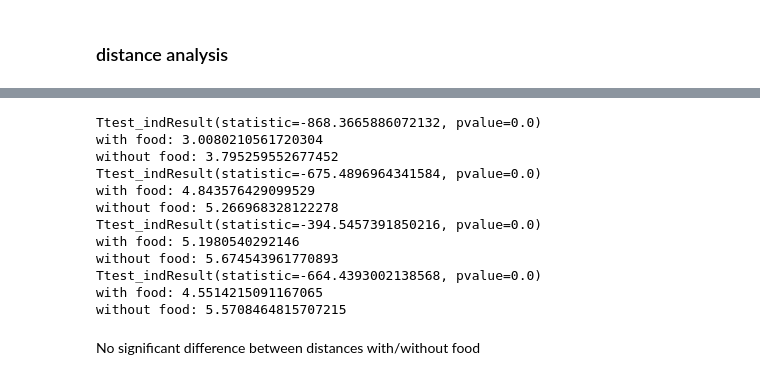
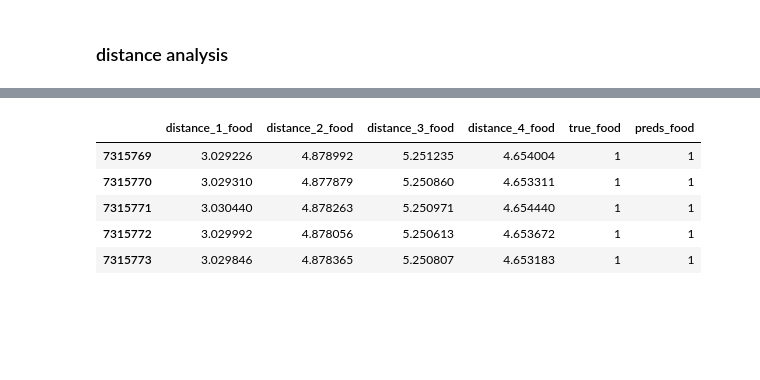
Before and after one commit to DrRadan/TwitterHealth, a Jupyter notebook: notebooks/Random_Forest_Embedding_Distance.ipynb, the cells around one changed output, grey strips where cells are left out. Saved outputs shown, nothing was run; the diff lists cells and outputs as text; code cells hidden in the pictures; blank space fills up the shorter version.

```diff
--- a/notebooks/Random_Forest_Embedding_Distance.ipynb
+++ b/notebooks/Random_Forest_Embedding_Distance.ipynb
@@ -46,6 +46,9 @@ set(df['target'])
 {0, 1, 2, 3}
 # %%
 pkl.dump(df, open('df_distance.pickle','wb'))
+# %%
+with open('df_distance.pickle','rb') as input_file:
+    df = pkl.load(input_file)
 # %% [markdown]
 ## Functions
 # %%
@@ -253,20 +300,12 @@ plot_distance(df1_['distance_1_food'],df1_['distance_2_food'],df1_['distance_3_f
-# %%
-for d in ['distance_1_food','distance_2_food','distance_3_food','distance_4_food']:
-    print(stats.ttest_ind(df1_[df1_['true_food']==1][d], df1_[df1_['true_food']==0][d], equal_var=False))
-    print('with food:',np.mean(df1_[df1_['true_food']==1][d]))
-    print('without food:',np.mean(df1_[df1_['true_food']==0][d]))
-# %% [output]
-Ttest_indResult(statistic=-868.3665886072132, pvalue=0.0)
-with food: 3.0080210561720304
-without food: 3.795259552677452
-Ttest_indResult(statistic=-675.4896964341584, pvalue=0.0)
-with food: 4.843576429099529
-without food: 5.266968328122278
-Ttest_indResult(statistic=-394.5457391850216, pvalue=0.0)
-with food: 5.1980540292146
-without food: 5.674543961770893
-Ttest_indResult(statistic=-664.4393002138568, pvalue=0.0)
-with food: 4.5514215091167065
-without food: 5.5708464815707215
-# %% [markdown]
-No significant difference between distances with/without food
+# %%
+df3 = df1[['distance_1_food','distance_2_food','distance_3_food','distance_4_food','preds_food','true_food']].sort_values(['true_food']).reset_index(drop=True)
+df3_ = df3[['distance_1_food','distance_2_food','distance_3_food','distance_4_food']].rolling(1000).mean()[999:].reset_index(drop=True)
+df3_ = pd.concat((df3_,df3['true_food'][999:].reset_index(drop=True),df3['preds_food'][999:].reset_index(drop=True)),axis=1)
+df3_.tail()
+# %% [output]
+|  | distance_1_food | distance_2_food | distance_3_food | distance_4_food | true_food | preds_food |
+| 7315769 | 3.029226 | 4.878992 | 5.251235 | 4.654004 | 1 | 1 |
+| 7315770 | 3.029310 | 4.877879 | 5.250860 | 4.653311 | 1 | 1 |
+| 7315771 | 3.030440 | 4.878263 | 5.250971 | 4.654440 | 1 | 1 |
+| 7315772 | 3.029992 | 4.878056 | 5.250613 | 4.653672 | 1 | 1 |
+| 7315773 | 3.029846 | 4.878365 | 5.250807 | 4.653183 | 1 | 1 |
```
Also changed, not shown: parts of 19 cells of this notebook, 2 other files.
